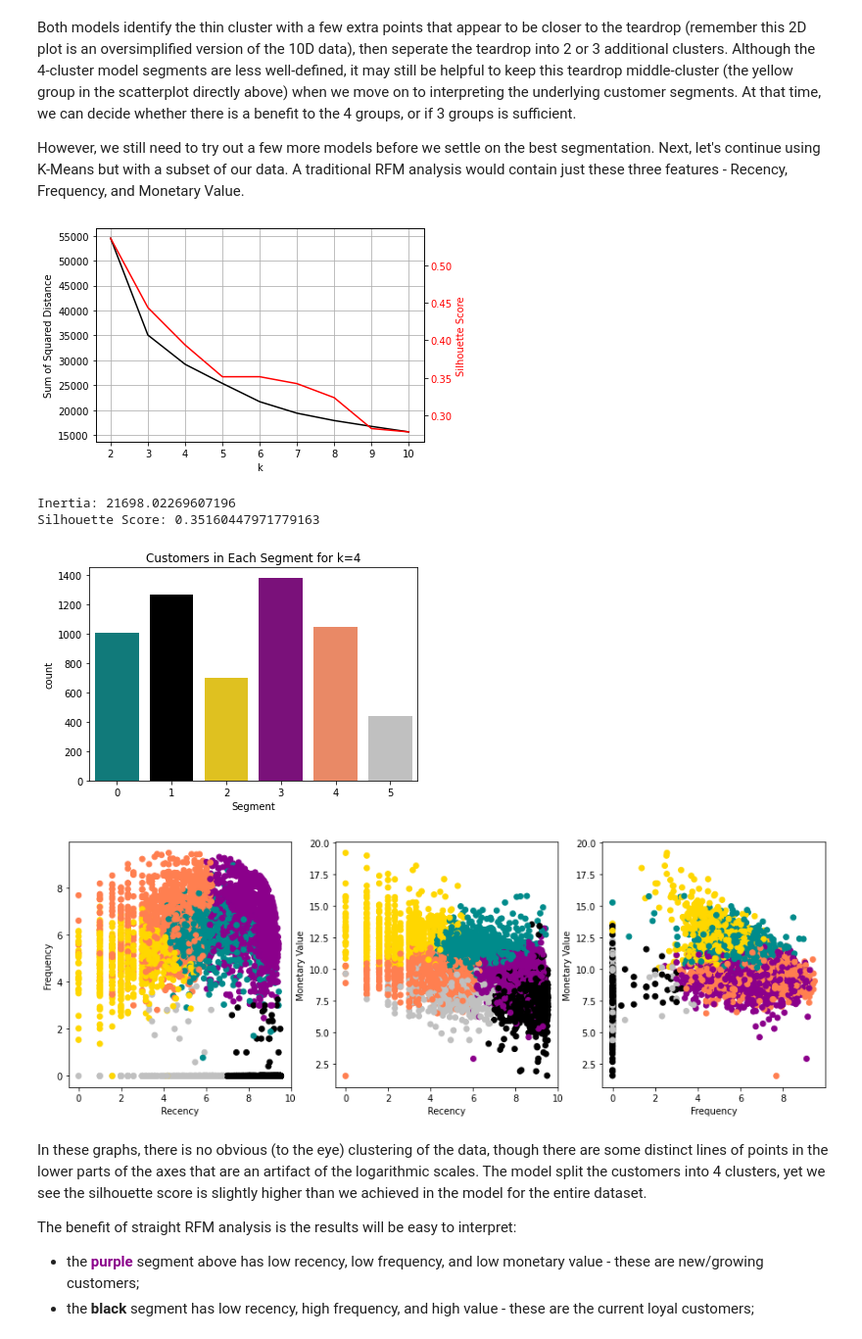
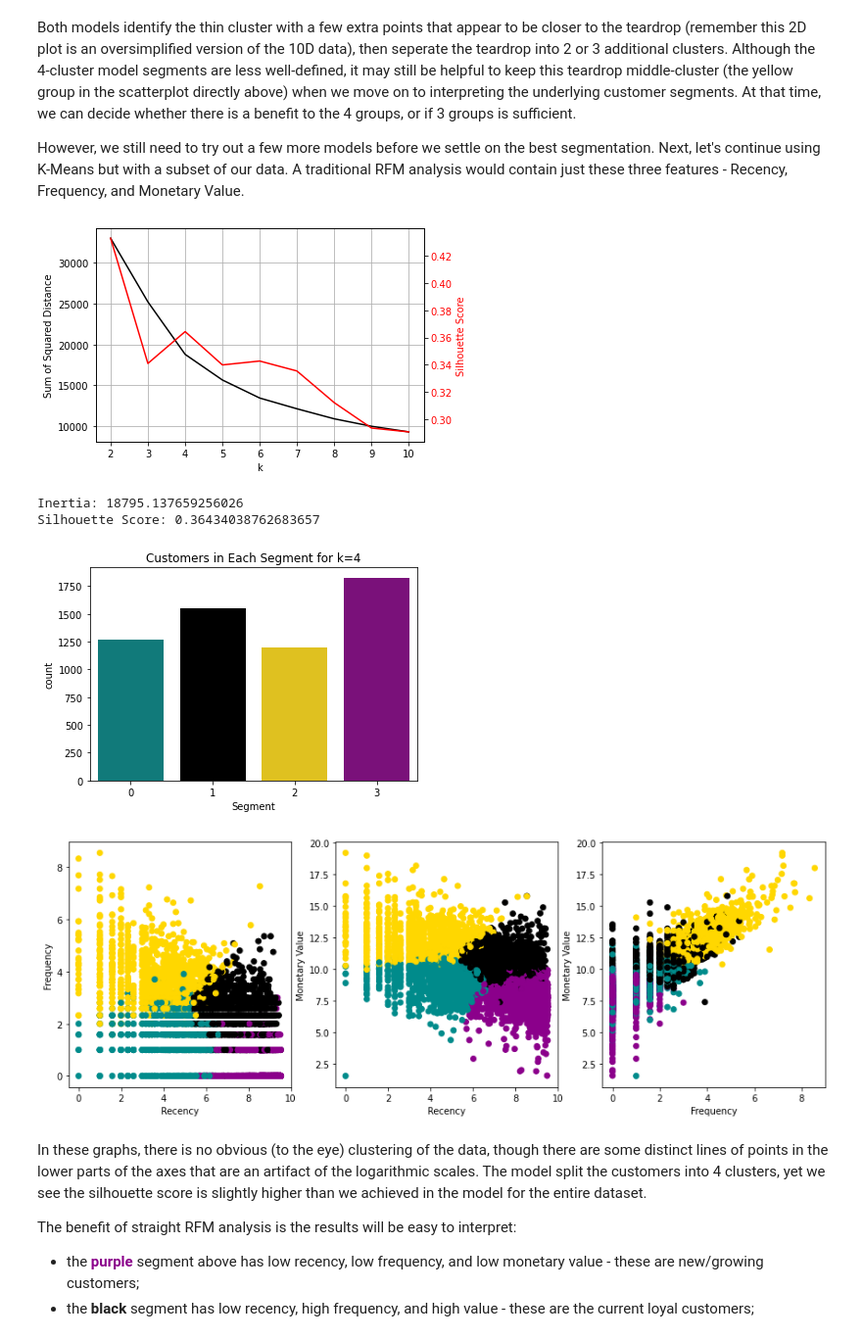
Before and after one commit to Pandeming/Customer_Segmentation, a Jupyter notebook: 02 Modeling.ipynb, the cells around one changed output. Shown at 98% size. Drawn from its saved outputs; the diff is of its cells as text; code cells hidden in the pictures.

```diff
--- a/02 Modeling.ipynb
+++ b/02 Modeling.ipynb
@@ -66,0 +50,5 @@ df.describe()
+# %%
+#full_log = df
+#full_log[['recency', 'days_active']] = df[['recency', 'days_active']] * 74
+full_log[['recency', 'days_active']] = np.log2(full_log[['recency', 'days_active']])
+full_log.describe()
@@ -67,3 +65,5 @@ df.describe()
+# %%
+df=full_log
 # %% [markdown]
 ### ***K-Means***
 First, a K-Means approach using all features in the dataset. We'll look at inertia (sum of squared distance to cluster center) as well as silhouette score to find the best number of clusters, k.
@@ -167,7 +167,7 @@ Both models identify the thin cluster with a few extra points that appear to be
 However, we still need to try out a few more models before we settle on the best segmentation. Next, let's continue using K-Means but with a subset of our data. A traditional RFM analysis would contain just these three features - Recency, Frequency, and Monetary Value.
 # %%
 # df of only RFM features
-rfm = df[['recency', 'orders', 'avg_order_time', 'total_value']]
+rfm = df[['recency', 'frequency', 'total_value']]
 # %%
 # Repeat methods to find optimal k value
 inertias = []
@@ -195,25 +195,25 @@ ax2.set_ylabel('Silhouette Score', color='r')
 
 plt.show()
 # %% [output]
-[figure, old version]
+[figure, new version]
 # %%
 # Optimal k=4. Repeat method to visualize cluster size and 2D scatter:
 
 # Fit model to rfm, get labels, print scores
-rfm_km_model = KMeans(n_clusters=6, random_state=36)
+rfm_km_model = KMeans(n_clusters=4, random_state=36)
 rfm_km_model.fit(rfm)
 rfm_km_labels = pd.Series(rfm_km_model.labels_)
 rfm_km_sil = silhouette_score(rfm, rfm_km_labels)
 
 print("Inertia: {}\nSilhouette Score: {}".format(rfm_km_model.inertia_, rfm_km_sil))
 
-sns.countplot(x=rfm_km_labels, palette=colors[:6])
+sns.countplot(x=rfm_km_labels, palette=colors[:4])
 plt.xlabel('Segment')
 plt.title('Customers in Each Segment for k=4');
 # %% [output]
-Inertia: 21698.02269607196
-Silhouette Score: 0.35160447971779163
+Inertia: 18795.137659256026
+Silhouette Score: 0.36434038762683657
-[figure, old version]
+[figure, new version]
 # %%
 # Because the data is only 3D, we don't need to do dimension reduction,
 # we can simply plot three graphs--one for each feature pair
@@ -223,7 +223,7 @@ colorlist = [colors[s] for s in rfm_km_labels]
 plt.figure(figsize=(15, 5))
 
 plt.subplot(1, 3, 1)
-plt.scatter(rfm.recency, rfm.avg_order_time, c=colorlist)
+plt.scatter(rfm.recency, rfm.frequency, c=colorlist)
 plt.xlabel('Recency')
 plt.ylabel('Frequency')
 
@@ -233,11 +233,11 @@ plt.xlabel('Recency')
 plt.ylabel('Monetary Value')
 
 plt.subplot(1, 3, 3)
-plt.scatter(rfm.avg_order_time, rfm.total_value, c=colorlist)
+plt.scatter(rfm.frequency, rfm.total_value, c=colorlist)
 plt.xlabel('Frequency')
 plt.ylabel('Monetary Value');
 # %% [output]
-[figure, old version]
+[figure, new version]
 # %% [markdown]
 In these graphs, there is no obvious (to the eye) clustering of the data, though there are some distinct lines of points in the lower parts of the axes that are an artifact of the logarithmic scales. The model split the customers into 4 clusters, yet we see the silhouette score is slightly higher than we achieved in the model for the entire dataset.
 
```
Also changed, not shown: parts of 21 cells of this notebook, 3 other files.
